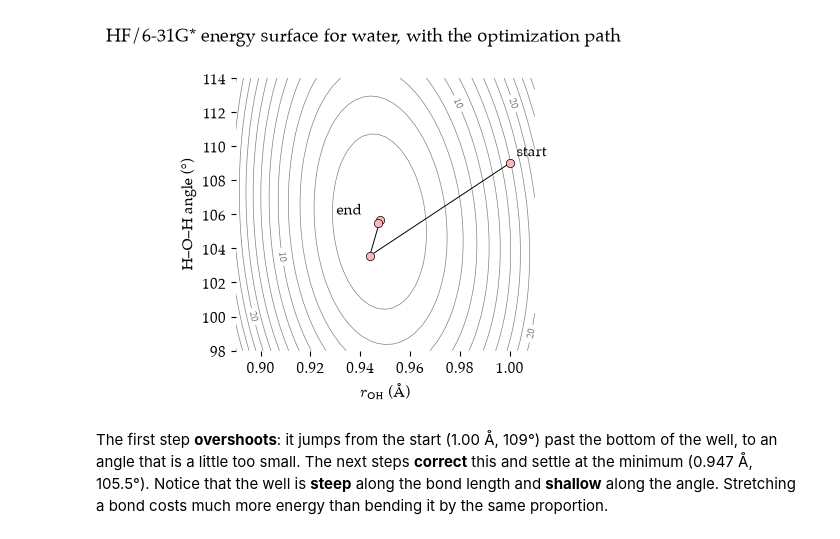
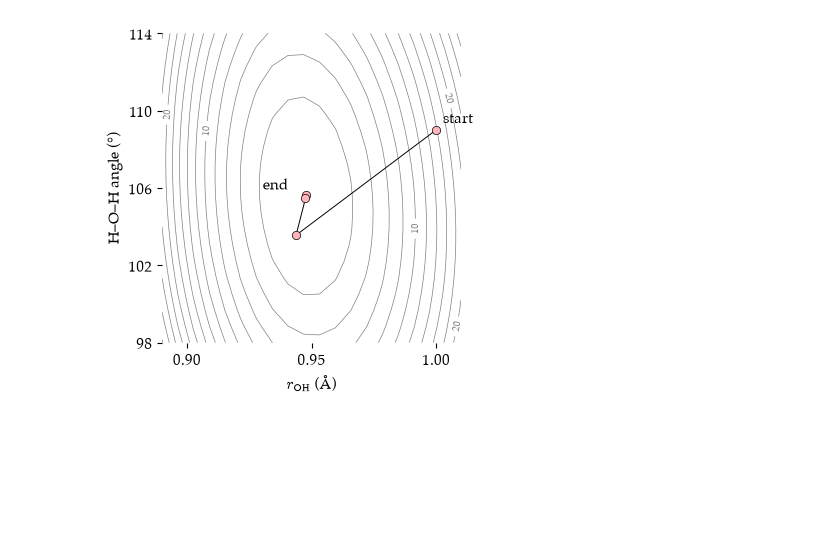
Before and after one commit to blinkletter/UsingPsi4v2, a Jupyter notebook: ch2B-A-optimizing-3Dpath.ipynb, the cells around one changed output. Cells and saved outputs as stored; diff of their text form; code cells hidden in the pictures; blank space fills up the shorter version.

```diff
--- a/ch2B-A-optimizing-3Dpath.ipynb
+++ b/ch2B-A-optimizing-3Dpath.ipynb
@@ -79,6 +89,11 @@ INTERACTIVE = True
 # %%
 #| label: optimize-2
+#| tages: [remove-stdout, remove-stderr]
 #| class: scroll-input
+
+psi4.set_output_file(output_dir / "02B-opt-2.out", False) # all output files written to the output folder, but not printed to the notebook
+psi4.set_options({"reference": "rhf",     # rhf (default), uhf, rohf, or cuhf
+                  "scf_type": "pk"})       # SCF algorithm; the Psi4 default is "df"
 
 # define the geometry of a water molecule in Z-matrix format
 water = """
@@ -90,8 +105,7 @@ H 2 1.0 1 109.0      # typical bond angle for sp3 is 109.0°
 
 mol = psi4.geometry(water)  # create a molecule object from the water geometry
 
-print(f"Start:  r = {ph.bond_length(mol, 1, 2):.4f} Å\
-      angle = {ph.bond_angle(mol, 3, 2, 1):.2f}°")
+print(f"Start:  r = {ph.bond_length(mol, 1, 2):.4f} Å     angle = {ph.bond_angle(mol, 3, 2, 1):.2f}°")
 
 # optimize geometry and return the optimized energy, wavefunction, and optimization history
 E_opt, wfn, history = psi4.optimize("hf/6-31g*",
@@ -120,10 +163,12 @@ Earlier we [scanned one coordinate](#rigid-scan) with the angle held fixed. Wate
 #| label: scan-2d
 #| class: scroll-input
 
+grid_size = 20     # nXn grid. set n to 20. can make larger but time will increase.
+
 psi4.set_output_file(output_dir / "02B-opt-2Dscan.out", False)  # write output to a file, not the notebook
 
-r_values     = np.linspace(0.89, 1.01, 41)    # O-H bond lengths from 0.89 to 1.01 Å
-angle_values = np.linspace(98.0, 114.0, 33)     # H-O-H angles from 98 to 114°
+r_values     = np.linspace(0.89, 1.01, grid_size)      # O-H bond lengths from 0.89 to 1.01 Å
+angle_values = np.linspace(98.0, 114.0, grid_size)     # H-O-H angles from 98 to 114°
 
 E_grid = np.zeros((len(angle_values), len(r_values)))   # rows = angles, columns = distances
 
@@ -219,24 +195,30 @@ print(line_r)
 # %%
 #| label: 2d-plot
 #| class: scroll-input
+#| caption: Contour plot of HF/6-31G* energy surface for water, with the optimization path shown.
 
 fig, ax2d = plt.subplots(figsize=(4, 4))
 
-# right: contour map (looking straight down on the surface) with the same path
-levels = np.arange(0, rel_E_grid.max(), 2.0)
-cs = ax2d.contour(R, A, rel_E_grid, levels=levels, colors="grey", linewidths=0.5, zorder=1)
-ax2d.clabel(cs, levels[::5], fontsize=7, fmt="%.0f")
+# plot path of optimization
 ax2d.plot(path_r, path_angle, color="black", linewidth=0.7, marker="o",
           markerfacecolor="#FFB3BA", markeredgecolor="black", markeredgewidth=0.5, zorder=2)
 ax2d.annotate("start", (path_r[0], path_angle[0]), xytext=(5, 5), textcoords="offset points")
 ax2d.annotate("end", (path_r[-1], path_angle[-1]), xytext=(-30, 6), textcoords="offset points")
+
+# contour map (looking straight down on the surface)
+levels = np.arange(0, rel_E_grid.max(), 2.0)
+cs = ax2d.contour(R, A, rel_E_grid, levels=levels, colors="grey", linewidths=0.5, zorder=1)
+ax2d.clabel(cs, levels[::5], fontsize=7, fmt="%.0f")
+
+# style plot
 ax2d.set_xlabel(r"$r_{\mathrm{OH}}$ (Å)")
 ax2d.set_ylabel("H–O–H angle (°)")
+ax2d.set_xticks([0.9,0.95,1.0])
+ax2d.set_yticks([98,102,106,110,114])
+#fig.suptitle("HF/6-31G* energy surface for water, with the optimization path")
 
-fig.suptitle("HF/6-31G* energy surface for water, with the optimization path")
+# output plot
 plt.savefig(output_dir / "02B-opt-2Dscan.png", dpi=300, bbox_inches="tight")
 plt.show()
 # %% [output]
-[figure, old version]
+[figure, new version]
-# %% [markdown]
-The first step **overshoots**: it jumps from the start (1.00 Å, 109°) past the bottom of the well, to an angle that is a little too small. The next steps **correct** this and settle at the minimum (0.947 Å, 105.5°). Notice that the well is **steep** along the bond length and **shallow** along the angle. Stretching a bond costs much more energy than bending it by the same proportion.
```
Also changed, not shown: parts of 13 cells of this notebook, 6 other files.
